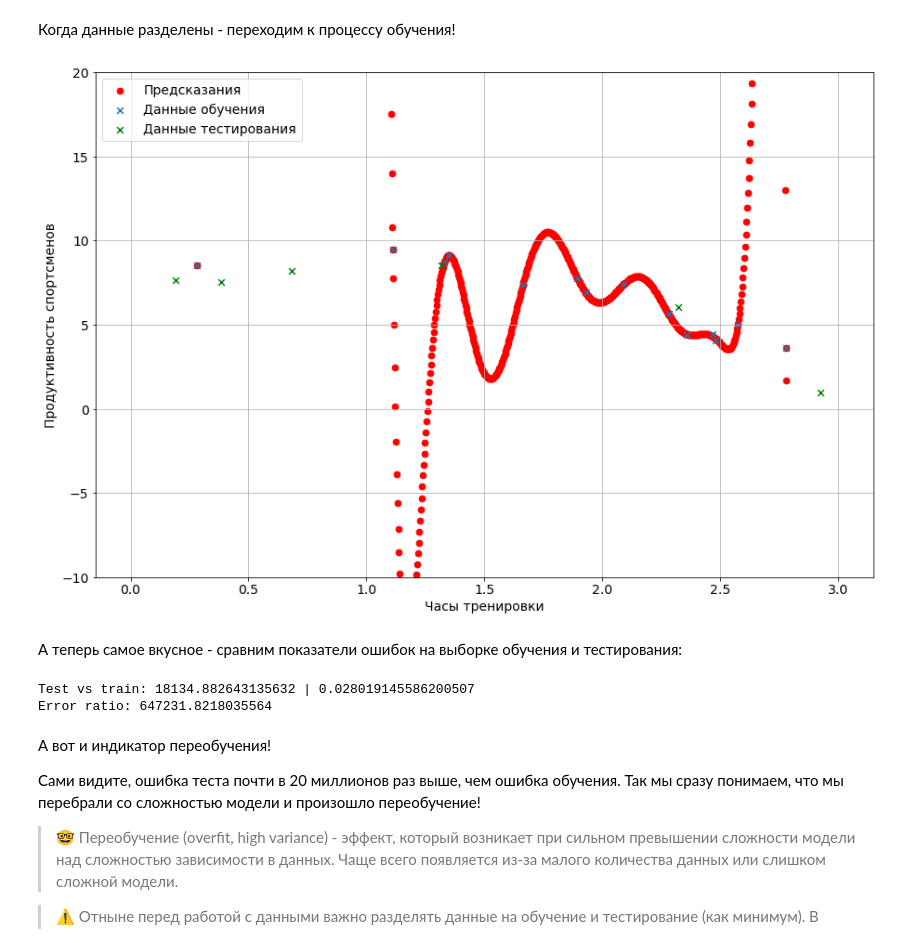
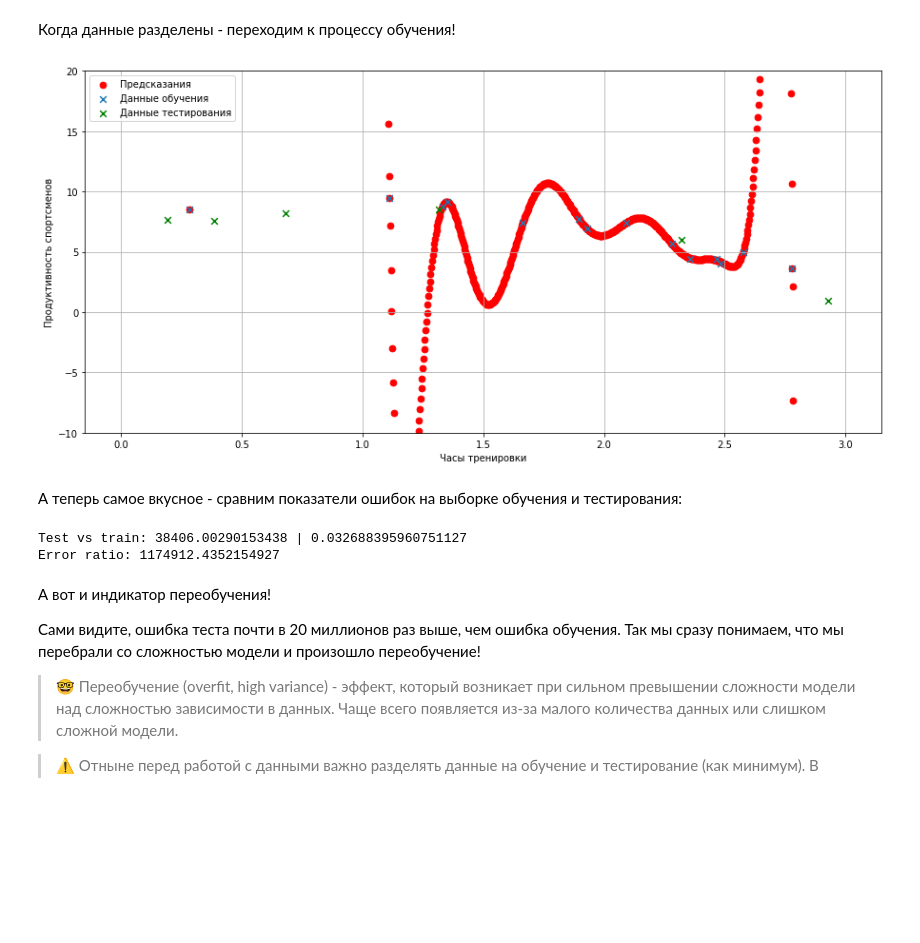
Before and after one commit to Avram-Machine/ML, a Jupyter notebook: notebooks/11_Regression.ipynb, the cells around one changed output. Saved outputs shown, nothing was run; the diff lists cells and outputs as text; code cells hidden in the pictures; blank space fills up the shorter version.

```diff
--- a/notebooks/11_Regression.ipynb
+++ b/notebooks/11_Regression.ipynb
@@ -426,10 +419,12 @@ df_data.head(5)
 # NOTE - функция preprocess_data_high_poly() должна принимать DataFrame с данными на вход и степень, до которой надо возвести
 # NOTE - предобработка должна генерировать колонку hours_poly_n в датафрейме, где n - степень полинома
 # NOTE - на выходе должен быть исходный DataFrame с новой заполненой колонкой hours_poly_n
+
 def preprocess_data_high_poly(data, rank):
-    for i in range(1,rank+1):
-        data.loc[:, 'hours_poly_'+str(i)] = data['hours']**i
-    return data
+    df = data.copy()
+    for i in range(rank):
+        df[f'hours_poly_{i}'] = data['hours']**i
+    return df
 # %%
 # TEST - проверимс ваше решение
 _test_df_preproc = preprocess_data_high_poly(df_data.copy(), 10)
@@ -639,32 +638,33 @@ plt.show()
 # %%
 reg_model = LinearRegression()
 
 df_x = df_train_data.copy()
 df_x = preprocess_data_high_poly(df_x, 15)
 
 y_true = df_x.pop('productivity')
 reg_model.fit(df_x, y_true)
 
 y_pred = reg_model.predict(df_x)
 
 x_render = np.linspace(0, 3, 1000)
 x_render = np.concatenate([x_render, df_x['hours']])
 df_line_data = pd.DataFrame({'hours': x_render})
 
 df_line_data = preprocess_data_high_poly(df_line_data, 15)
 y_pred_render = reg_model.predict(df_line_data)
 
+plt.figure(figsize=(15, 7))
 plt.scatter(x_render, y_pred_render, c='r', s=45, label='Предсказания')
 plt.scatter(x='hours', y='productivity', data=df_train_data, marker='x', s=45, label='Данные обучения')
 plt.scatter(x='hours', y='productivity', data=df_test_data, c='g', marker='x', s=45, label='Данные тестирования')
 plt.xlabel('Часы тренировки')
 plt.ylabel('Продуктивность спортсменов')
 plt.ylim([-10, 20])
 plt.grid()
 plt.legend()
 plt.show()
 # %% [output]
-[figure, old version]
+[figure, new version]
 # %% [markdown]
 А теперь самое вкусное - сравним показатели ошибок на выборке обучения и тестирования:
 # %%
@@ -681,8 +681,8 @@ mae_value_test = mean_absolute_error(y_test_true, y_test_pred)
 print(f'Test vs train: {mae_value_test} | {mae_value_train}')
 print(f'Error ratio: {mae_value_test/mae_value_train}')
 # %% [output]
-Test vs train: 18134.882643135632 | 0.028019145586200507
-Error ratio: 647231.8218035564
+Test vs train: 38406.00290153438 | 0.032688395960751127
+Error ratio: 1174912.4352154927
 # %% [markdown]
 А вот и индикатор переобучения!
 
```
Also changed, not shown: parts of 35 cells of this notebook.
